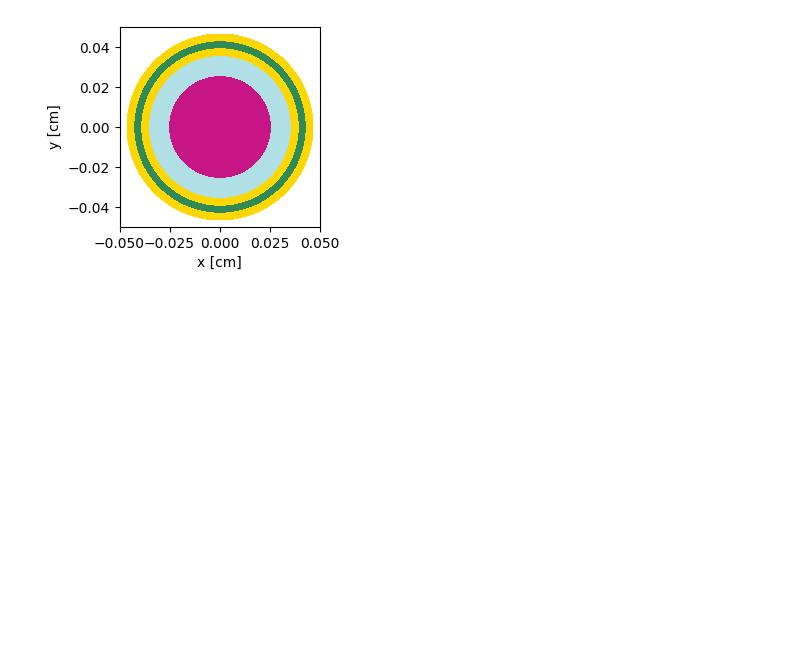
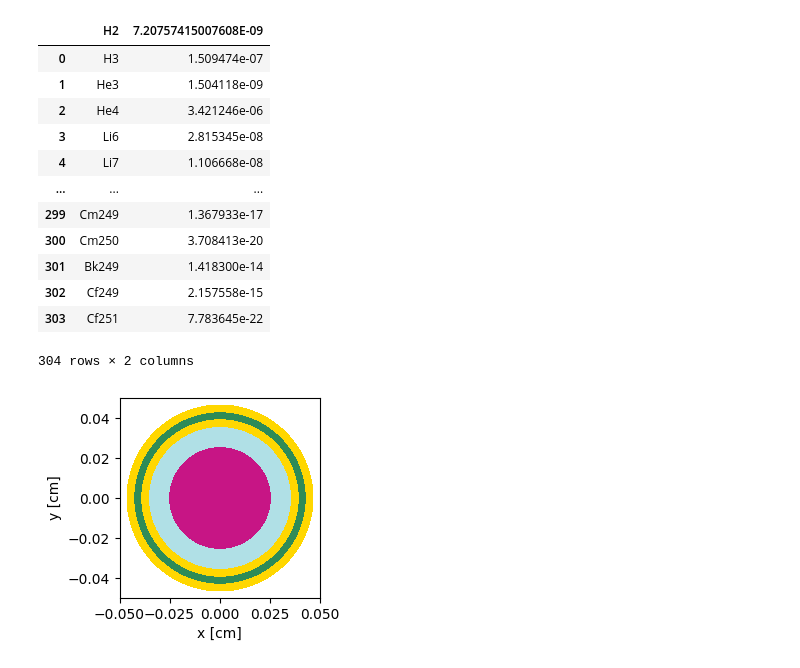
Before and after one commit to ceserz2/2025-pequette-snfpebbles, a Jupyter notebook: code/depletion_model.ipynb, the cells around one changed output. Drawn from its saved outputs; the diff is of its cells as text; code cells hidden in the pictures; blank space fills up the shorter version.

Commit message:
updating the comp file

```diff
--- a/code/depletion_model.ipynb
+++ b/code/depletion_model.ipynb
@@ -6,4 +7,27 @@ import csv
 import openmc.deplete
+# %%
+#need to pull the csv file that contains the isotopic composition, dashes have been omitted!!!!
+comps = []
+with open("6pass_comp.csv") as csvfile:
+    reader = csv.reader(csvfile)#, quoting=csv.QUOTE_NONNUMERIC) # change contents to floats
+    for row in reader: # each row is a list
+        comps.append(row)
+df = pd.read_csv("6pass_comp.csv")
+df
+# %% [output]
+|  | H2 | 7.20757415007608E-09 |
+| 0 | H3 | 1.509474e-07 |
+| 1 | He3 | 1.504118e-09 |
+| 2 | He4 | 3.421246e-06 |
+| 3 | Li6 | 2.815345e-08 |
+| 4 | Li7 | 1.106668e-08 |
+| ... | ... | ... |
+| 299 | Cm249 | 1.367933e-17 |
+| 300 | Cm250 | 3.708413e-20 |
+| 301 | Bk249 | 1.418300e-14 |
+| 302 | Cf249 | 2.157558e-15 |
+| 303 | Cf251 | 7.783645e-22 |
+304 rows × 2 columns
 # %%
 #mats taken from openmc triso example https://github.com/openmc-dev/openmc/wiki/Example-Jupyter-Notebooks
 
```
Also changed, not shown: parts of 1 cell of this notebook, 2 other files.
